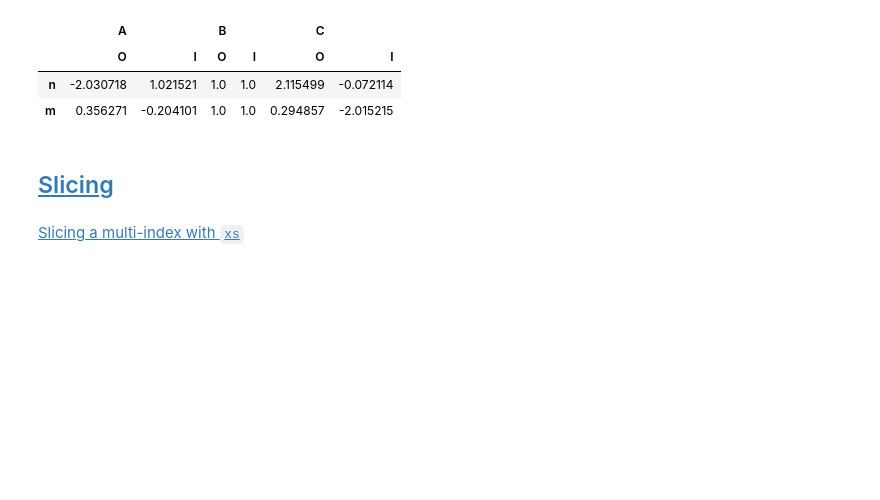
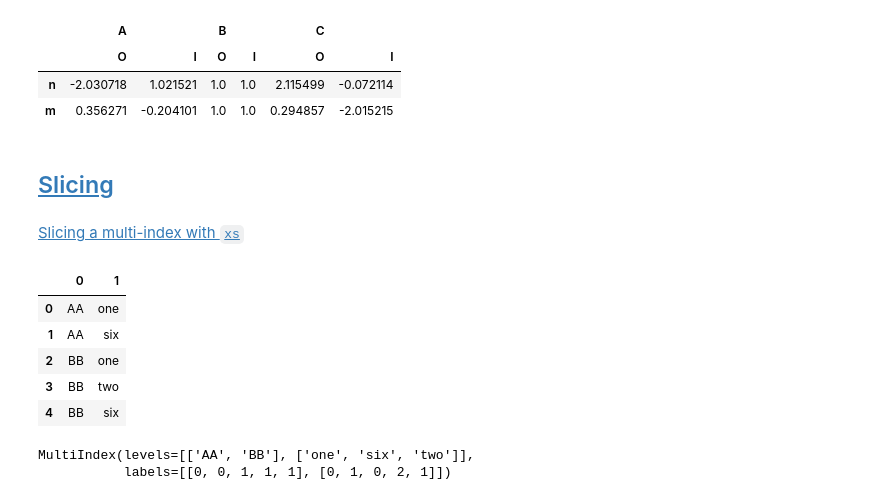
Before and after one commit to bgroveben/python3_machine_learning_projects, a Jupyter notebook: learn_kaggle/pandas/pandas_cookbook.ipynb, the cells around one changed output. Saved outputs shown, nothing was run; the diff lists cells and outputs as text; code cells hidden in the pictures; blank space fills up the shorter version.

Commit message:
Slicing through a multi-index with the xs method

```diff
--- a/learn_kaggle/pandas/pandas_cookbook.ipynb
+++ b/learn_kaggle/pandas/pandas_cookbook.ipynb
@@ -569,3 +569,18 @@ df = df.div(df['B'],level=1); df
 ## [Slicing](https://pandas.pydata.org/pandas-docs/stable/cookbook.html#slicing)
 # %% [markdown]
 [Slicing a multi-index with `xs`](https://stackoverflow.com/questions/12590131/how-to-slice-multindex-columns-in-pandas-dataframes)
+# %%
+coords = [('AA','one'),('AA','six'),('BB','one'),('BB','two'),('BB','six')]
+df = pd.DataFrame(coords); df
+# %% [output]
+|  | 0 | 1 |
+| 0 | AA | one |
+| 1 | AA | six |
+| 2 | BB | one |
+| 3 | BB | two |
+| 4 | BB | six |
+# %%
+index = pd.MultiIndex.from_tuples(coords); index
+# %% [output]
+MultiIndex(levels=[['AA', 'BB'], ['one', 'six', 'two']],
+           labels=[[0, 0, 1, 1, 1], [0, 1, 0, 2, 1]])
```
Also changed, not shown: parts of 5 cells of this notebook.
